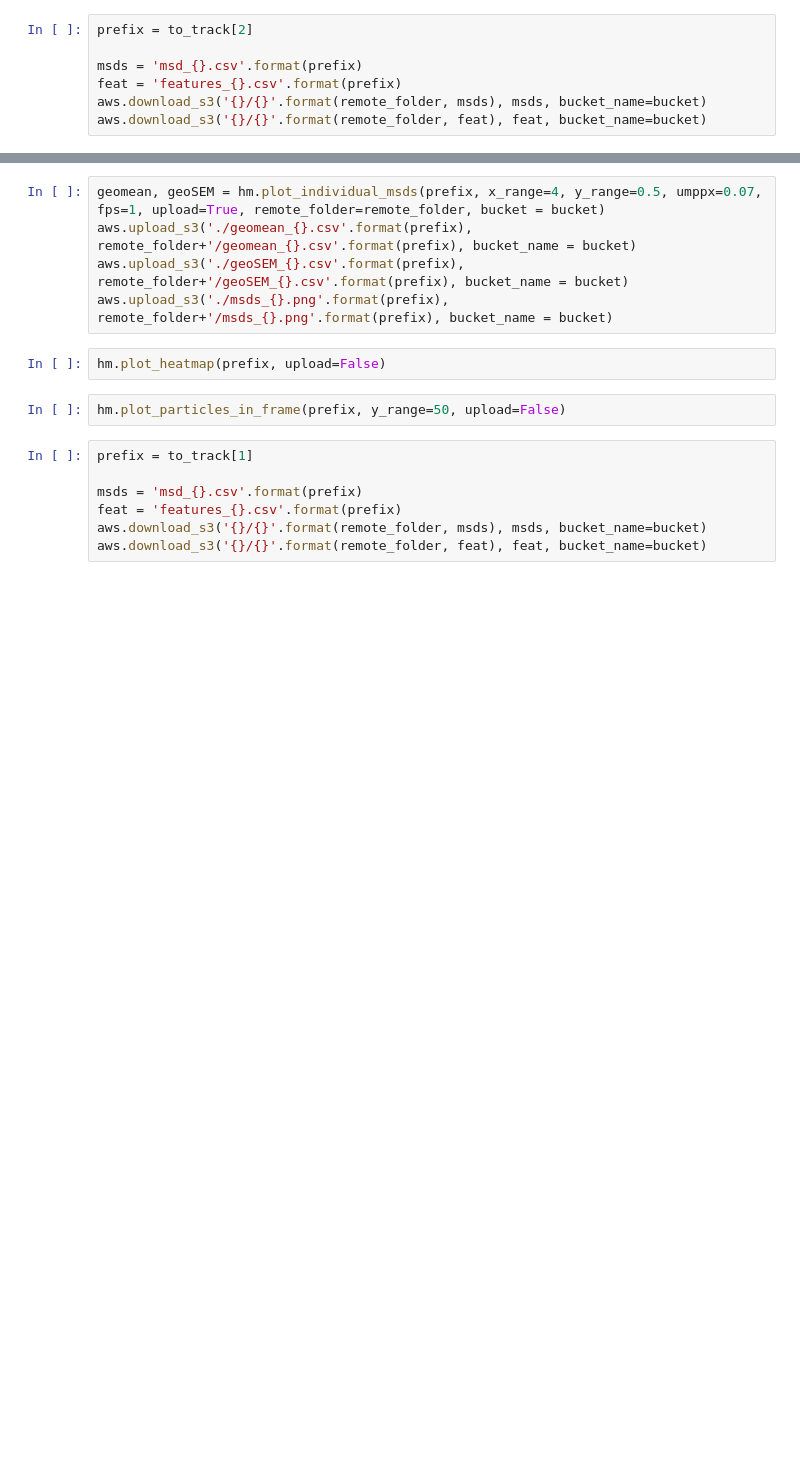
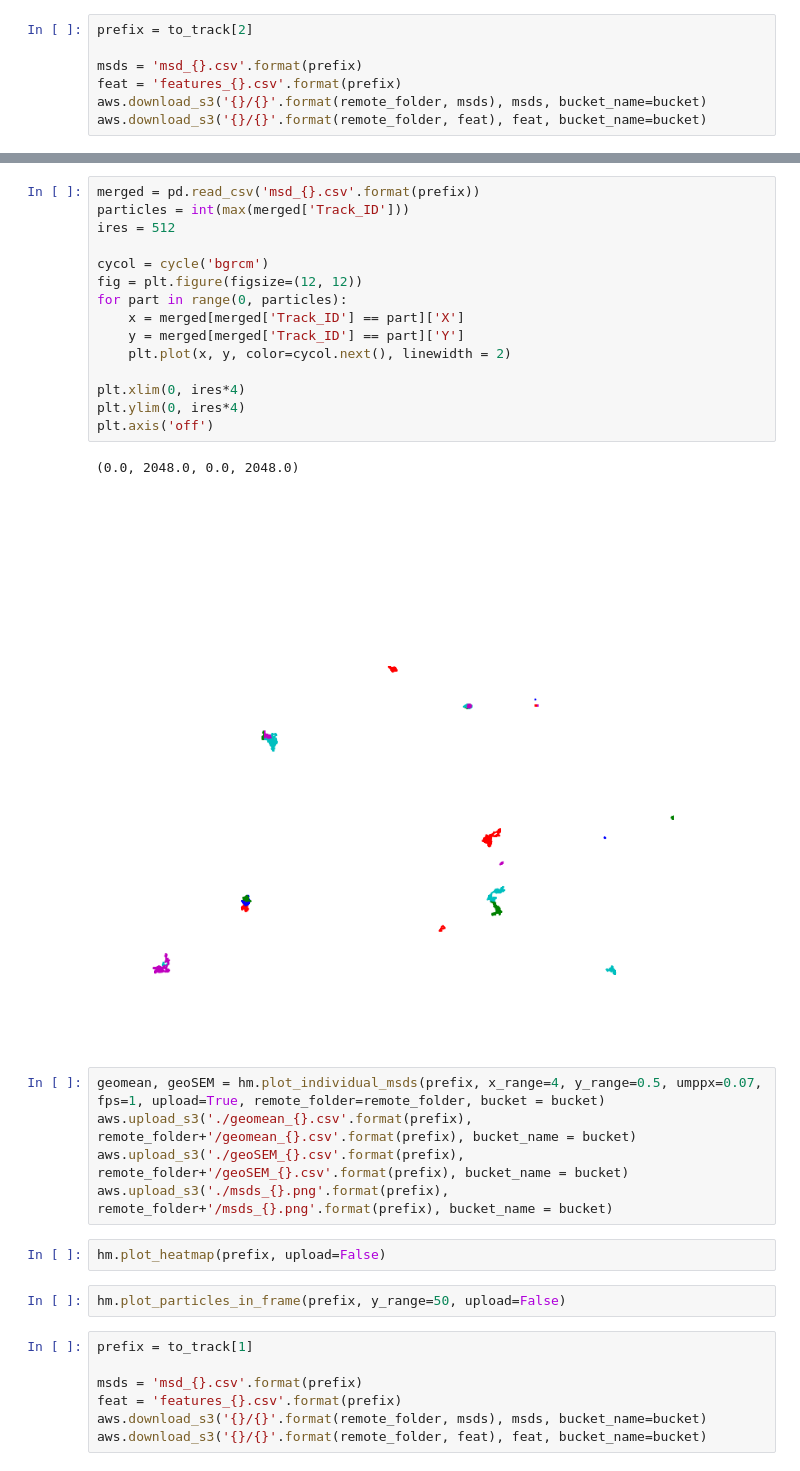
Before and after one commit to mimc7580/diff_classifier, a Jupyter notebook: notebooks/development/09_06_18_cloudknot_parallelization_Mike_workthrough-MPT_in_PNNs.ipynb, the cells around one changed output, grey strips where cells are left out. Saved outputs shown, nothing was run; the diff lists cells and outputs as text; blank space fills up the shorter version.

```diff
--- a/notebooks/development/09_06_18_cloudknot_parallelization_Mike_workthrough-MPT_in_PNNs.ipynb
+++ b/notebooks/development/09_06_18_cloudknot_parallelization_Mike_workthrough-MPT_in_PNNs.ipynb
@@ -296,3 +333,21 @@ hm.plot_trajectories(prefix, remote_folder=remote_folder, upload=True, figsize=(
+# %%
+merged = pd.read_csv('msd_{}.csv'.format(prefix))
+particles = int(max(merged['Track_ID']))
+ires = 512
+
+cycol = cycle('bgrcm')
+fig = plt.figure(figsize=(12, 12))
+for part in range(0, particles):
+    x = merged[merged['Track_ID'] == part]['X']
+    y = merged[merged['Track_ID'] == part]['Y']
+    plt.plot(x, y, color=cycol.next(), linewidth = 2)
+
+plt.xlim(0, ires*4)
+plt.ylim(0, ires*4)
+plt.axis('off')
+# %% [output]
+(0.0, 2048.0, 0.0, 2048.0)
+[figure, added]
 # %%
 geomean, geoSEM = hm.plot_individual_msds(prefix, x_range=4, y_range=0.5, umppx=0.07, fps=1, upload=True, remote_folder=remote_folder, bucket = bucket)
 aws.upload_s3('./geomean_{}.csv'.format(prefix), remote_folder+'/geomean_{}.csv'.format(prefix), bucket_name = bucket)
```
Also changed, not shown: parts of 8 cells of this notebook, 4 other files.
